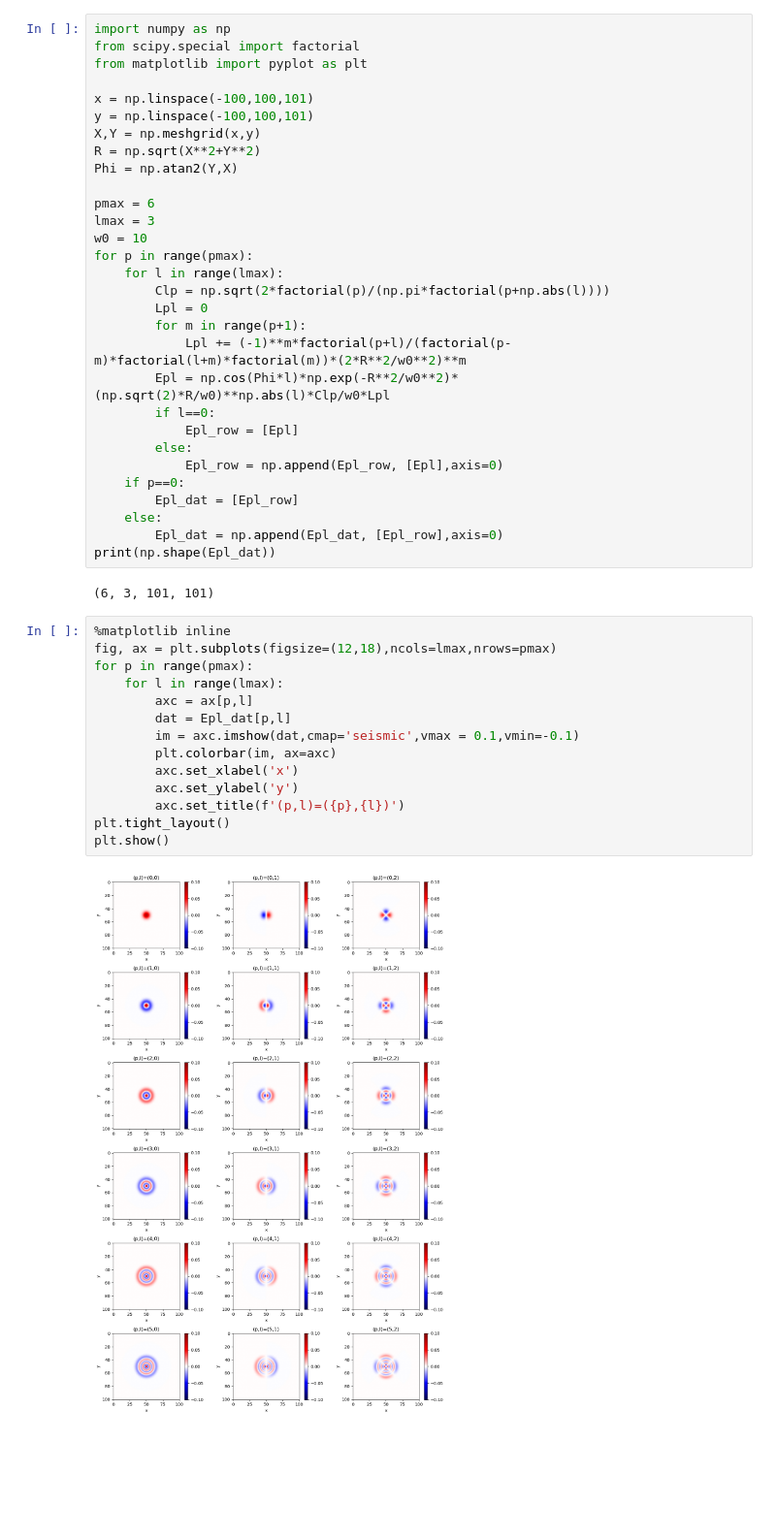
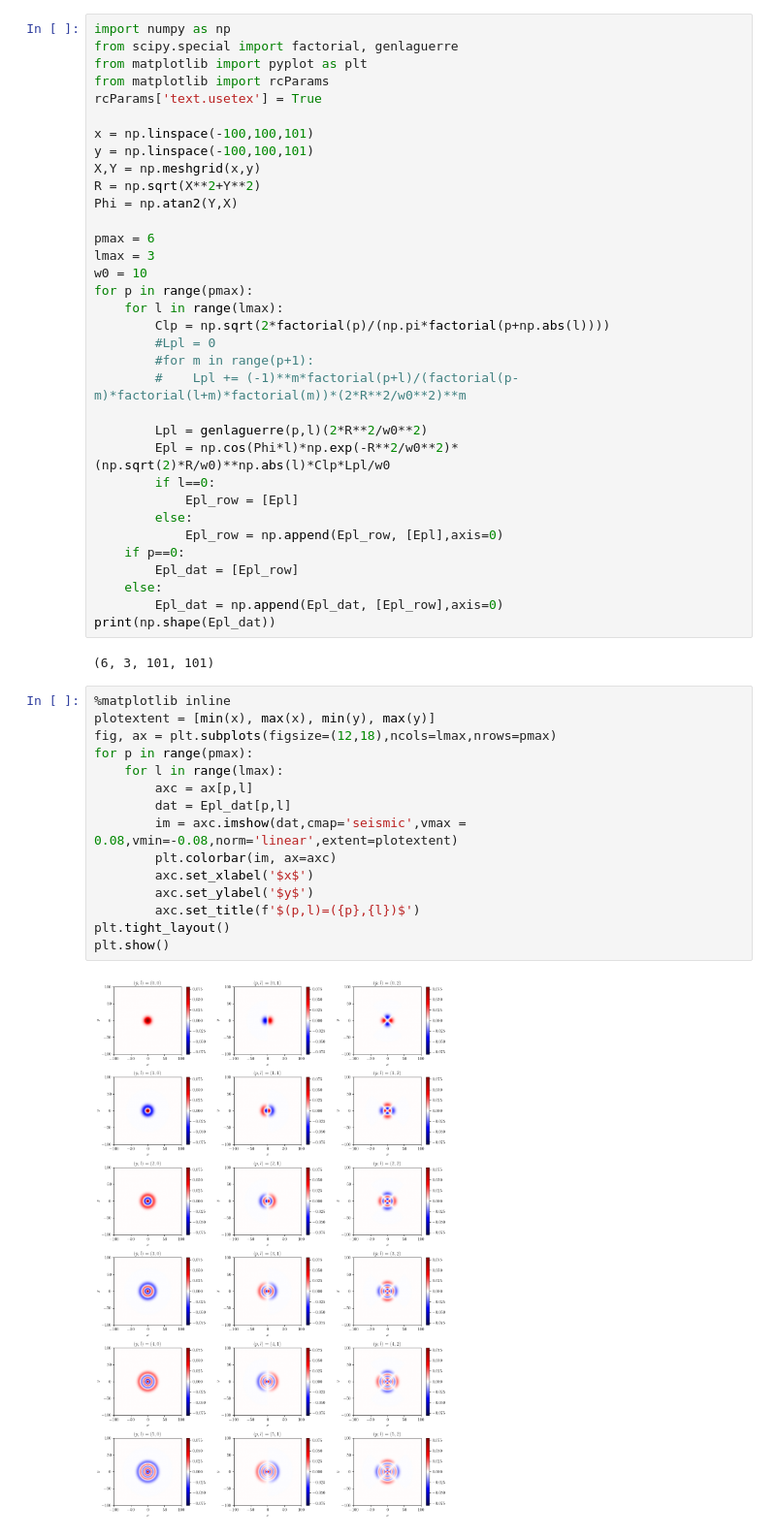
Before and after one commit to calvinzhe/calvinzhe.github.io, a Jupyter notebook: notebooks/beam_TEM_profiles.ipynb, the cells around one changed output. Shown at 97% size. Saved outputs shown, nothing was run; the diff lists cells and outputs as text; blank space fills up the shorter version.

```diff
--- a/notebooks/beam_TEM_profiles.ipynb
+++ b/notebooks/beam_TEM_profiles.ipynb
@@ -14,7 +17,9 @@ References:
 # %%
 import numpy as np
-from scipy.special import factorial
+from scipy.special import factorial, genlaguerre
 from matplotlib import pyplot as plt
+from matplotlib import rcParams
+rcParams['text.usetex'] = True
 
 x = np.linspace(-100,100,101)
 y = np.linspace(-100,100,101)
@@ -28,10 +33,12 @@ w0 = 10
 for p in range(pmax):
     for l in range(lmax):
         Clp = np.sqrt(2*factorial(p)/(np.pi*factorial(p+np.abs(l))))
-        Lpl = 0
-        for m in range(p+1):
-            Lpl += (-1)**m*factorial(p+l)/(factorial(p-m)*factorial(l+m)*factorial(m))*(2*R**2/w0**2)**m
-        Epl = np.cos(Phi*l)*np.exp(-R**2/w0**2)*(np.sqrt(2)*R/w0)**np.abs(l)*Clp/w0*Lpl
+        #Lpl = 0
+        #for m in range(p+1):
+        #    Lpl += (-1)**m*factorial(p+l)/(factorial(p-m)*factorial(l+m)*factorial(m))*(2*R**2/w0**2)**m
+
+        Lpl = genlaguerre(p,l)(2*R**2/w0**2)
+        Epl = np.cos(Phi*l)*np.exp(-R**2/w0**2)*(np.sqrt(2)*R/w0)**np.abs(l)*Clp*Lpl/w0
         if l==0:
             Epl_row = [Epl]
         else:
@@ -45,17 +52,18 @@ print(np.shape(Epl_dat))
 (6, 3, 101, 101)
 # %%
 %matplotlib inline
+plotextent = [min(x), max(x), min(y), max(y)]
 fig, ax = plt.subplots(figsize=(12,18),ncols=lmax,nrows=pmax)
 for p in range(pmax):
     for l in range(lmax):
         axc = ax[p,l]
         dat = Epl_dat[p,l]
-        im = axc.imshow(dat,cmap='seismic',vmax = 0.1,vmin=-0.1)
+        im = axc.imshow(dat,cmap='seismic',vmax = 0.08,vmin=-0.08,norm='linear',extent=plotextent)
         plt.colorbar(im, ax=axc)
-        axc.set_xlabel('x')
-        axc.set_ylabel('y')
-        axc.set_title(f'(p,l)=({p},{l})')
+        axc.set_xlabel('$x$')
+        axc.set_ylabel('$y$')
+        axc.set_title(f'$(p,l)=({p},{l})$')
 plt.tight_layout()
 plt.show()
 # %% [output]
-[figure, old version]
+[figure, new version]
```
Also changed, not shown: parts of 5 cells of this notebook, 4 other files.
